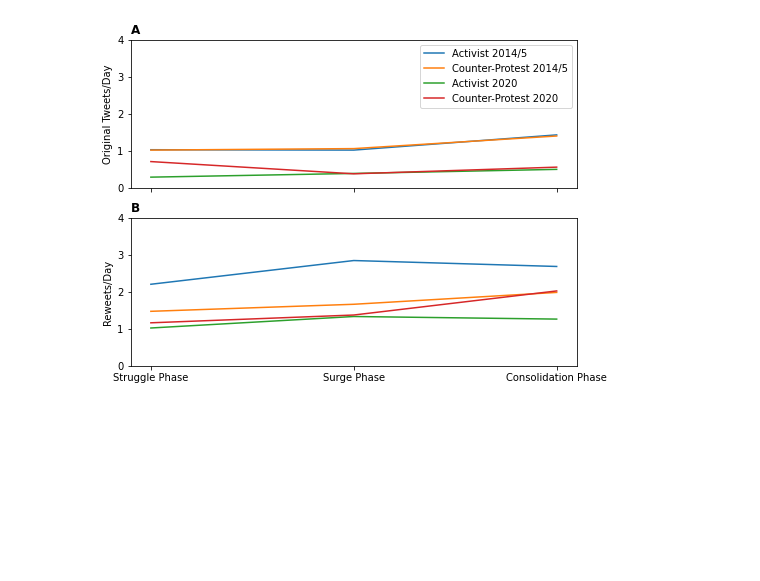
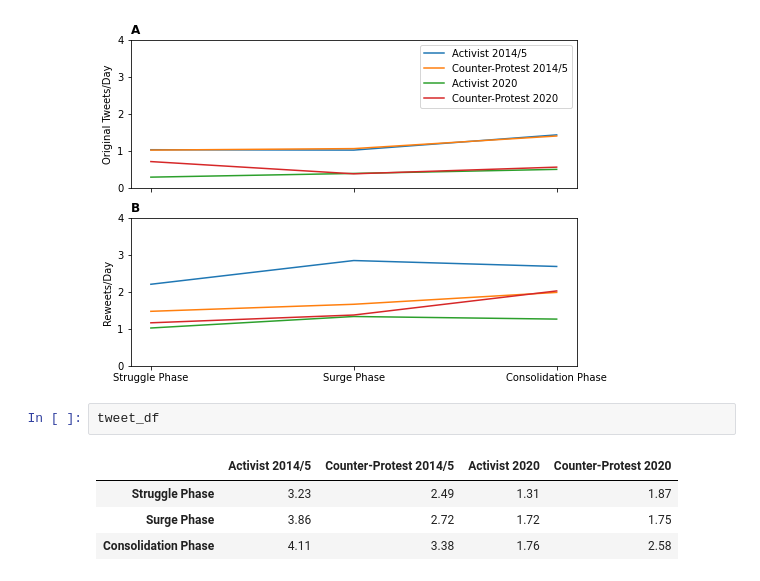
Before and after one commit to chrisfalter/BLM, a Jupyter notebook: src/viz.ipynb, the cells around one changed output. Saved outputs shown, nothing was run; the diff lists cells and outputs as text; blank space fills up the shorter version.

```diff
--- a/src/viz.ipynb
+++ b/src/viz.ipynb
@@ -77,3 +78,10 @@ ax2.set_title("B", loc="left", fontweight="extra bold")
 # %% [output]
 Text(0.0, 1.0, 'B')
 [figure]
+# %%
+tweet_df
+# %% [output]
+|  | Activist 2014/5 | Counter-Protest 2014/5 | Activist 2020 | Counter-Protest 2020 |
+| Struggle Phase | 3.23 | 2.49 | 1.31 | 1.87 |
+| Surge Phase | 3.86 | 2.72 | 1.72 | 1.75 |
+| Consolidation Phase | 4.11 | 3.38 | 1.76 | 2.58 |
```
Also changed, not shown: parts of 4 cells of this notebook, 3 other files.
